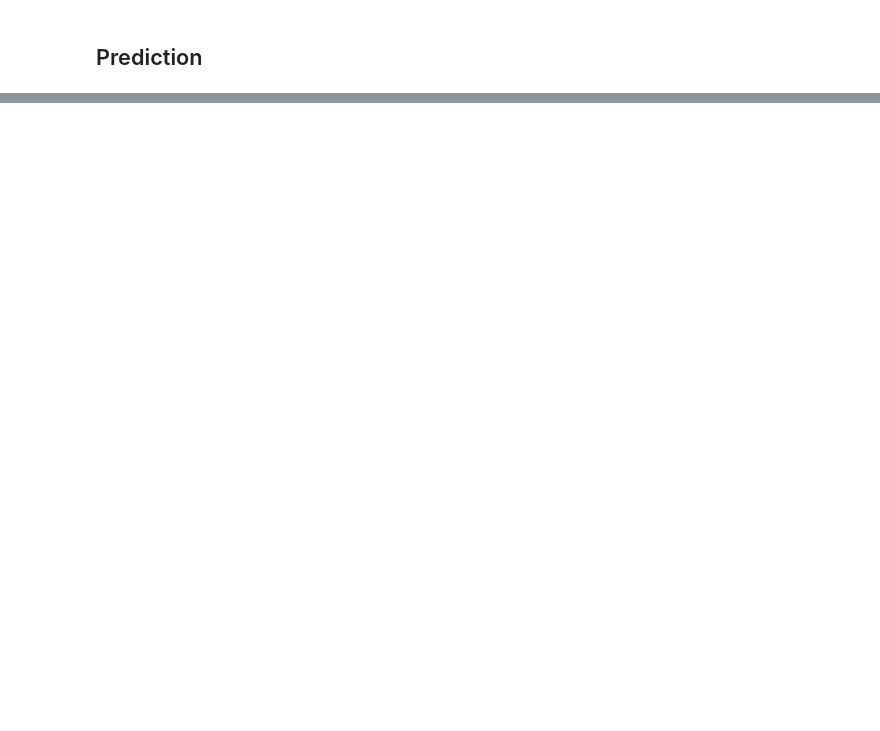
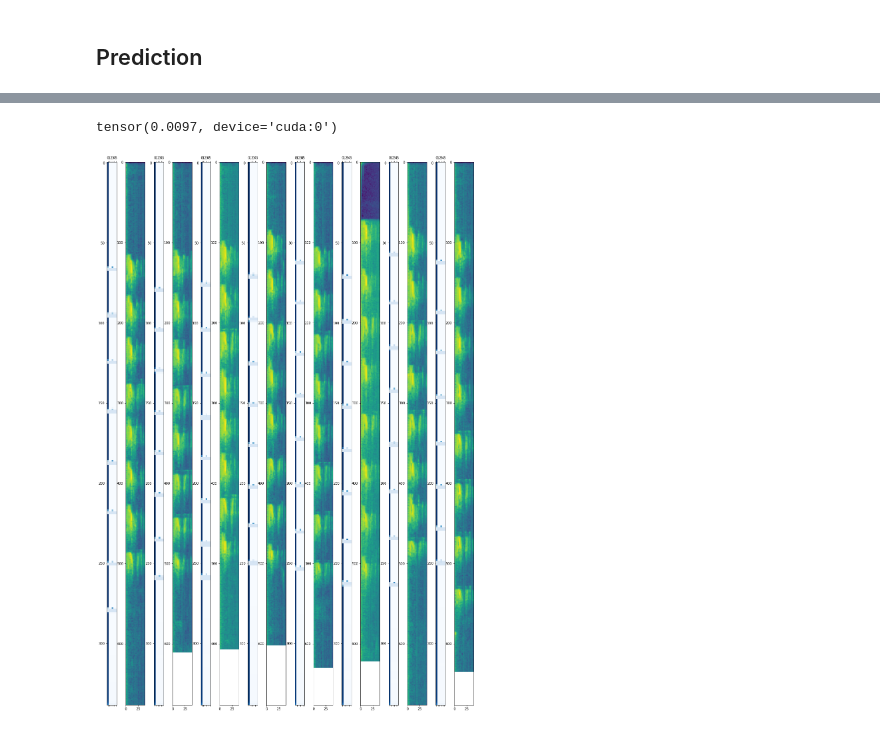
Before and after one commit to feldberlin/deepspeech, a Jupyter notebook: nbs/predict.ipynb, the cells around one changed output, grey strips where cells are left out. Cells and saved outputs as stored; diff of their text form; code cells hidden in the pictures; blank space fills up the shorter version.

```diff
--- a/nbs/predict.ipynb
+++ b/nbs/predict.ipynb
@@ -43,0 +44,5 @@ plt.imshow(x[0].log2().detach().numpy())
+# %%
+viz.ctc_batch(m, batch, p)
+# %% [output]
+tensor(0.0097, device='cuda:0')
+[figure, added]
```
Also changed, not shown: parts of 5 cells of this notebook, 2 other files.
